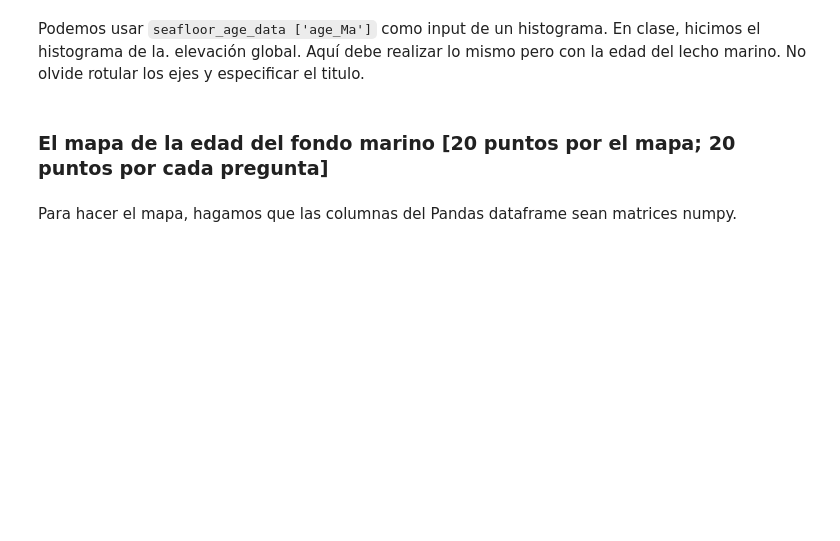
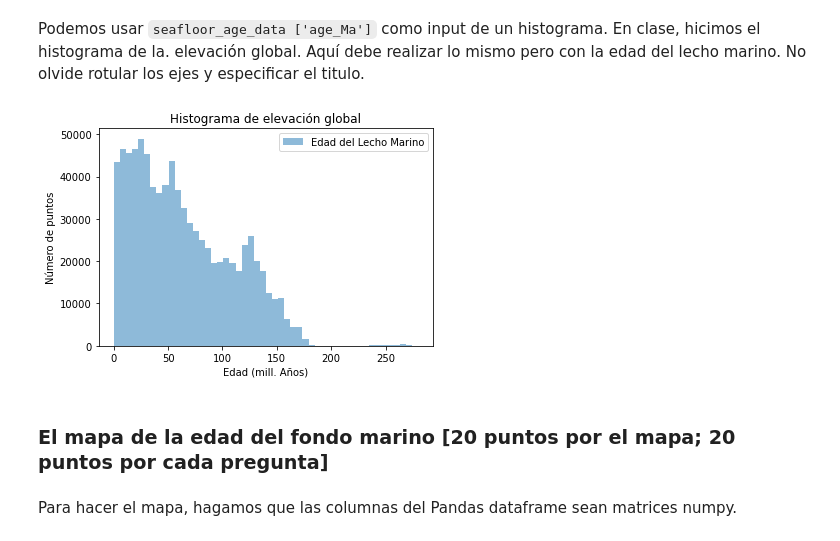
Before and after one commit to Pablolog42/2021-CD2201, a Jupyter notebook: Semana2/Tarea_Semana_02/S02_Tarea.ipynb, the cells around one changed output. Cells and saved outputs as stored; diff of their text form; code cells hidden in the pictures; blank space fills up the shorter version.

```diff
--- a/Semana2/Tarea_Semana_02/S02_Tarea.ipynb
+++ b/Semana2/Tarea_Semana_02/S02_Tarea.ipynb
@@ -56,3 +91,15 @@ Podemos usar `seafloor_age_data ['age_Ma']` como input de un histograma. En clas
+# %%
+#Espacio para hacer el histograma
+plt.hist(seafloor_age_data['age_Ma'],bins=50,label='Edad del Lecho Marino',alpha=0.5)
+#plt.hist(topo_grid,bins=50,label='Earth elevation data',alpha=0.5)
+
+plt.xlabel('Edad (mill. Años)')
+plt.ylabel('Número de puntos')
+plt.title('Histograma de elevación global')
+plt.legend()
+plt.show()
+# %% [output]
+[figure, added]
 # %% [markdown]
 ### El mapa de la edad del fondo marino [20 puntos por el mapa; 20 puntos por cada pregunta]
 # %% [markdown]
```
Also changed, not shown: parts of 13 cells of this notebook, 4 other files.
